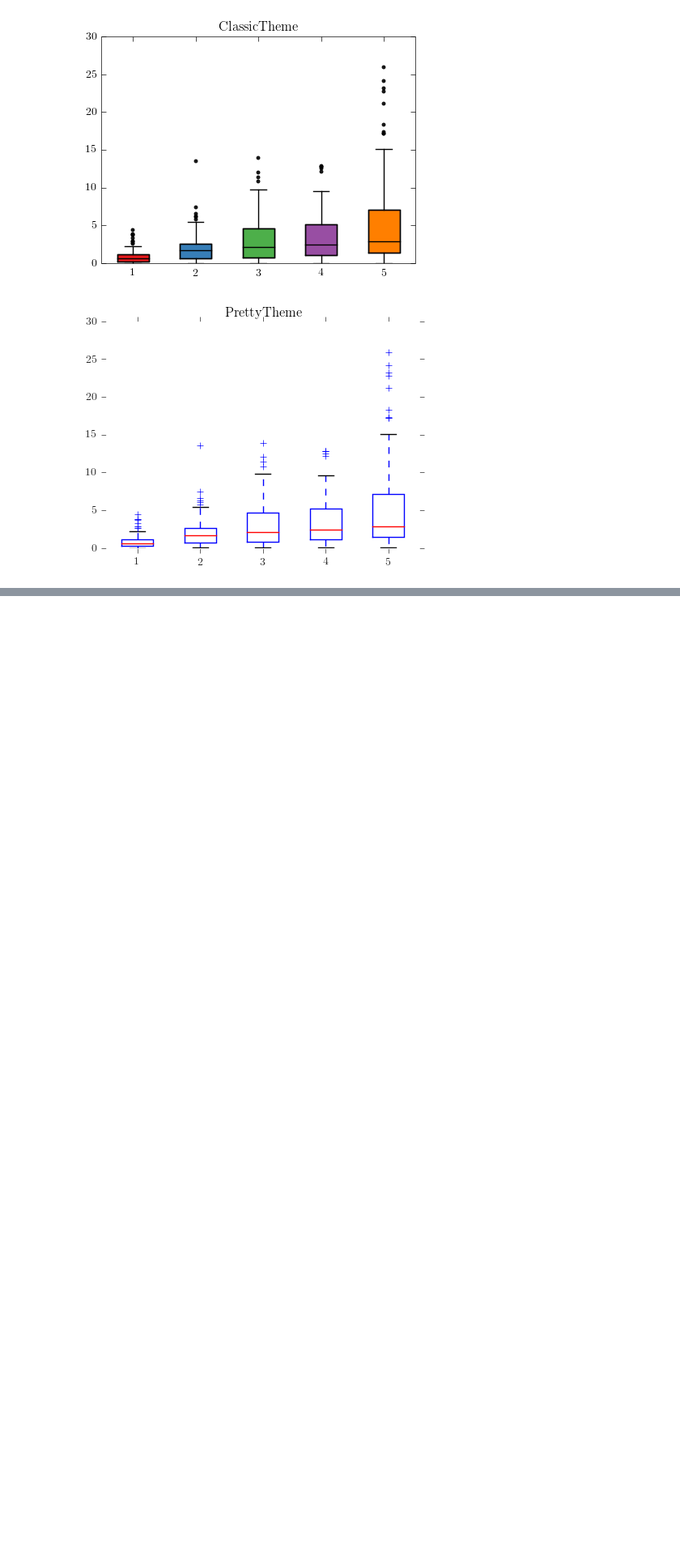
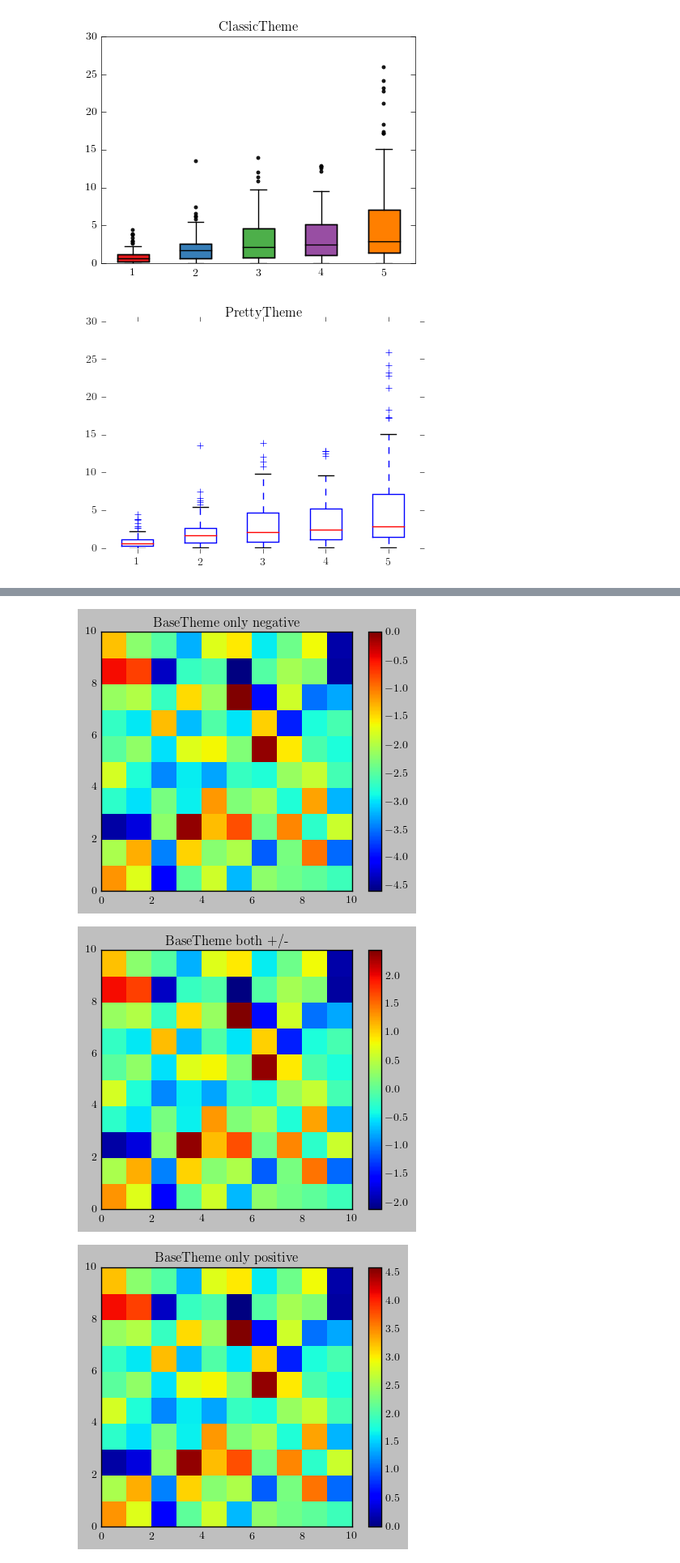
Before and after one commit to spacecowboy/pyplotthemes, a Jupyter notebook: README.ipynb, the cells around one changed output, grey strips where cells are left out. Shown at 81% size. Drawn from its saved outputs; the diff is of its cells as text; code cells hidden in the pictures; blank space fills up the shorter version.

```diff
--- a/README.ipynb
+++ b/README.ipynb
@@ -177,0 +180,34 @@ for (name, theme) in zip(names, themes):
+# %%
+def heattest(theme, mins):
+    np.random.seed(10)
+    x = np.random.normal(size=(10, 10))
+
+    if mins < 0:
+        # Force into negative
+        x = x - np.max(x)
+    elif mins > 0:
+        # Force into positive
+        x = x - np.min(x)
+
+    theme.figure(figsize=(5,4))
+    p = theme.pcolormesh(x)
+    theme.colorbar(p)
+
+
+
+for (name, theme) in zip(names, themes):
+    for mins in [-1, 0, 1]:
+        heattest(theme, mins)
+
+        t = name
+        if mins < 0:
+            t += " only negative"
+        elif mins == 0:
+            t += " both +/-"
+        else:
+            t += " only positive"
+        theme.title(t)
+# %% [output]
+[figure, added]
+[figure, added]
+[figure, added]
```
Also changed, not shown: parts of 3 cells of this notebook, 25 other files.
